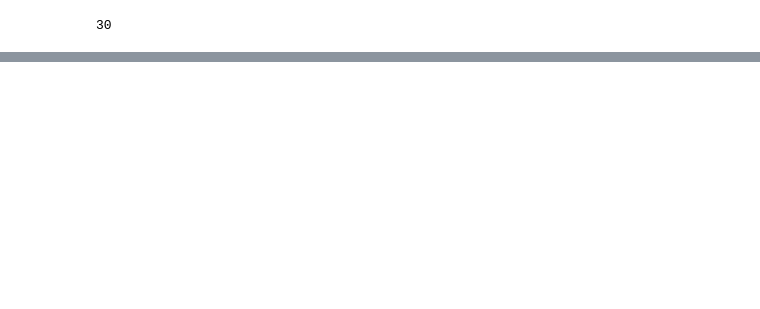
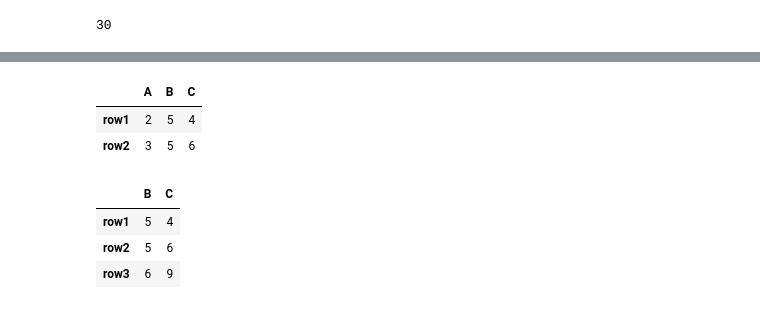
Before and after one commit to parqcxsmxxxii/python-exam, a Jupyter notebook: pandasdf.ipynb, the cells around one changed output, grey strips where cells are left out. Saved outputs shown, nothing was run; the diff lists cells and outputs as text; code cells hidden in the pictures; blank space fills up the shorter version.

```diff
--- a/pandasdf.ipynb
+++ b/pandasdf.ipynb
@@ -280,0 +346,13 @@ pdf1['Age'][1]
+# %%
+pdf4.loc["row1":"row2",:]  # all column selected row
+# %% [output]
+|  | A | B | C |
+| row1 | 2 | 5 | 4 |
+| row2 | 3 | 5 | 6 |
+# %%
+pdf4.loc[:,"B":"C"] # all row selected columns
+# %% [output]
+|  | B | C |
+| row1 | 5 | 4 |
+| row2 | 5 | 6 |
+| row3 | 6 | 9 |
```
Also changed, not shown: parts of 13 cells of this notebook.
